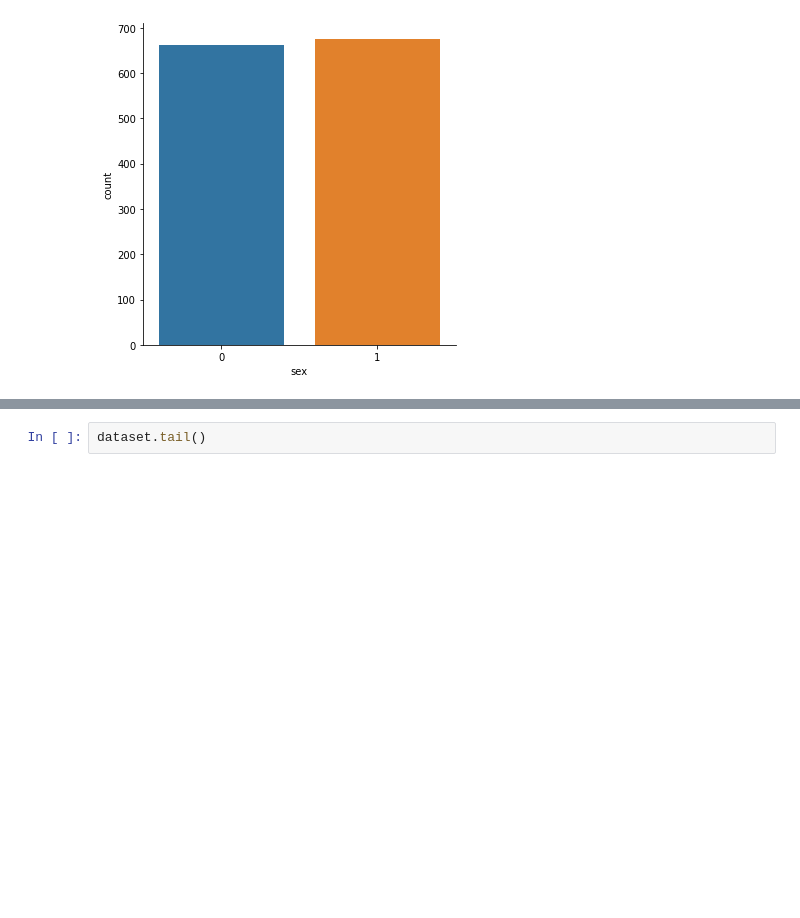
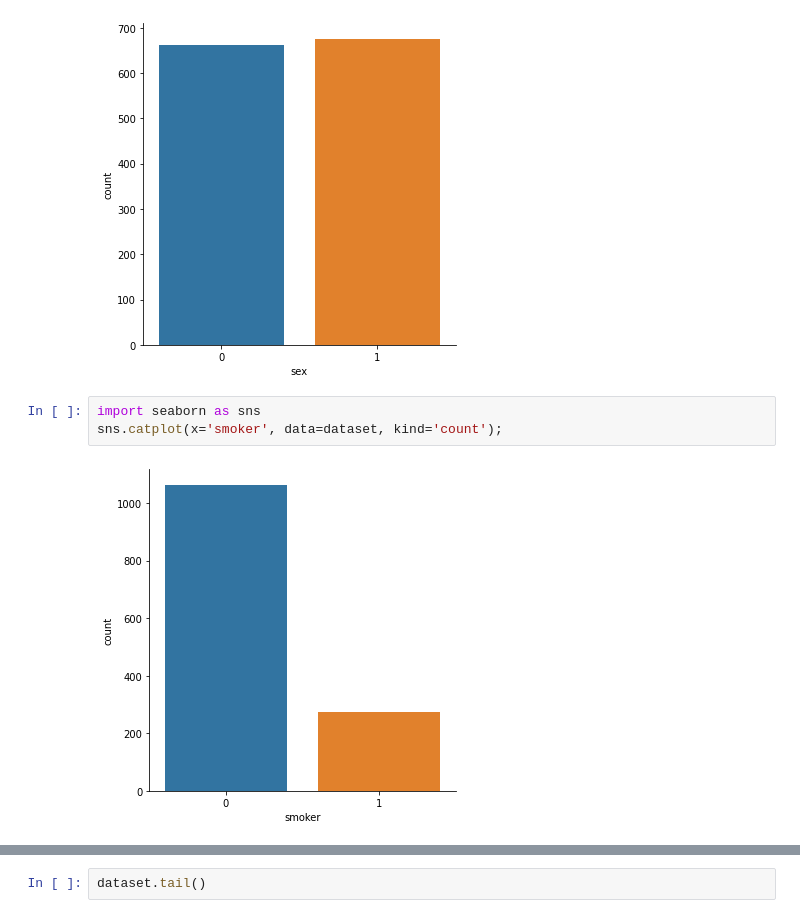
Before and after one commit to Mayuri-thatikonda/insurance_amount, a Jupyter notebook: insurance.ipynb, the cells around one changed output, grey strips where cells are left out. Saved outputs shown, nothing was run; the diff lists cells and outputs as text; blank space fills up the shorter version.

```diff
--- a/insurance.ipynb
+++ b/insurance.ipynb
@@ -100,3 +100,8 @@ import seaborn as sns
 sns.catplot(x='sex', data=dataset, kind='count');
 # %% [output]
 [figure]
+# %%
+import seaborn as sns
+sns.catplot(x='smoker', data=dataset, kind='count');
+# %% [output]
+[figure, added]
```
Also changed, not shown: parts of 4 cells of this notebook.
